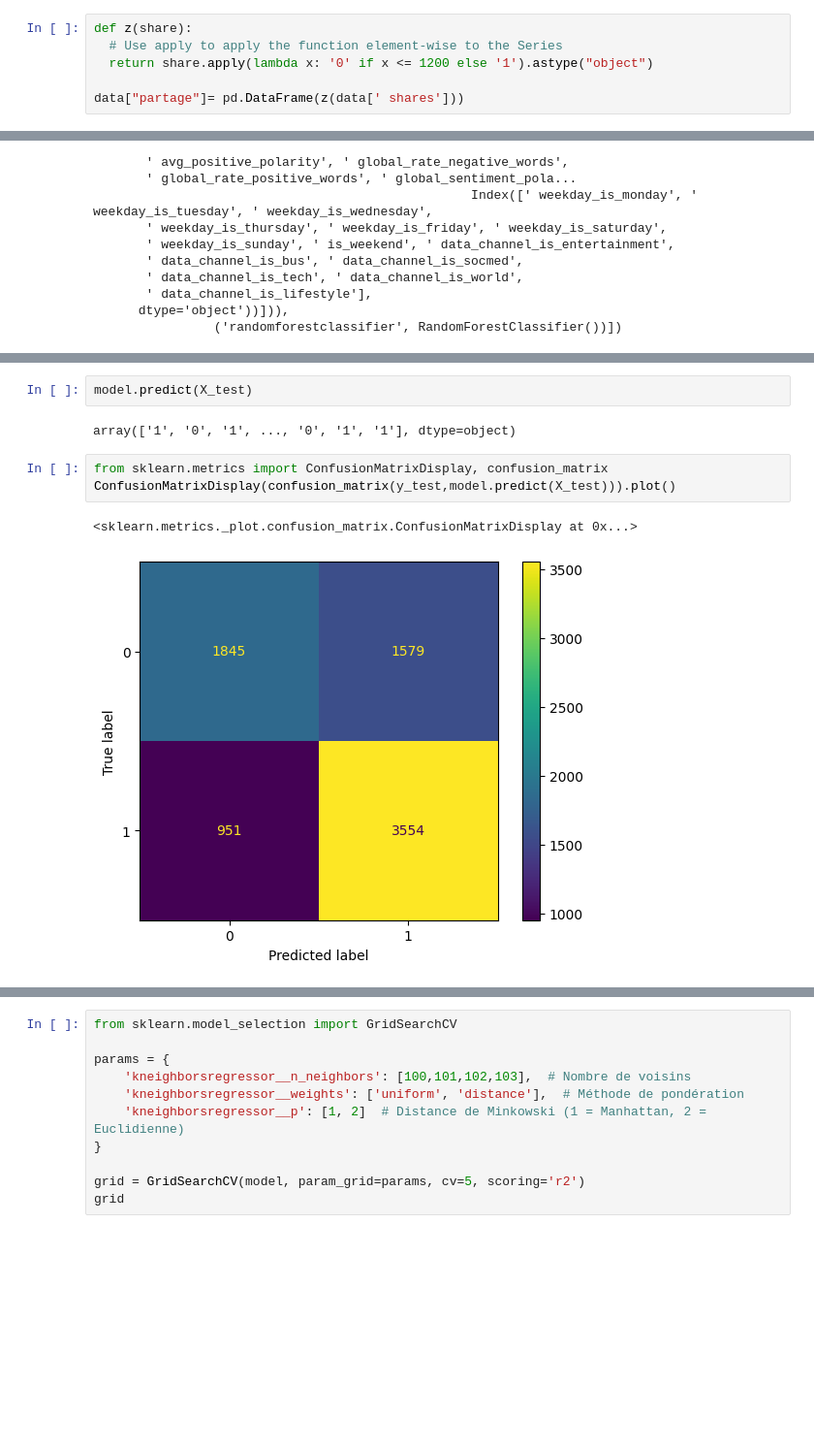
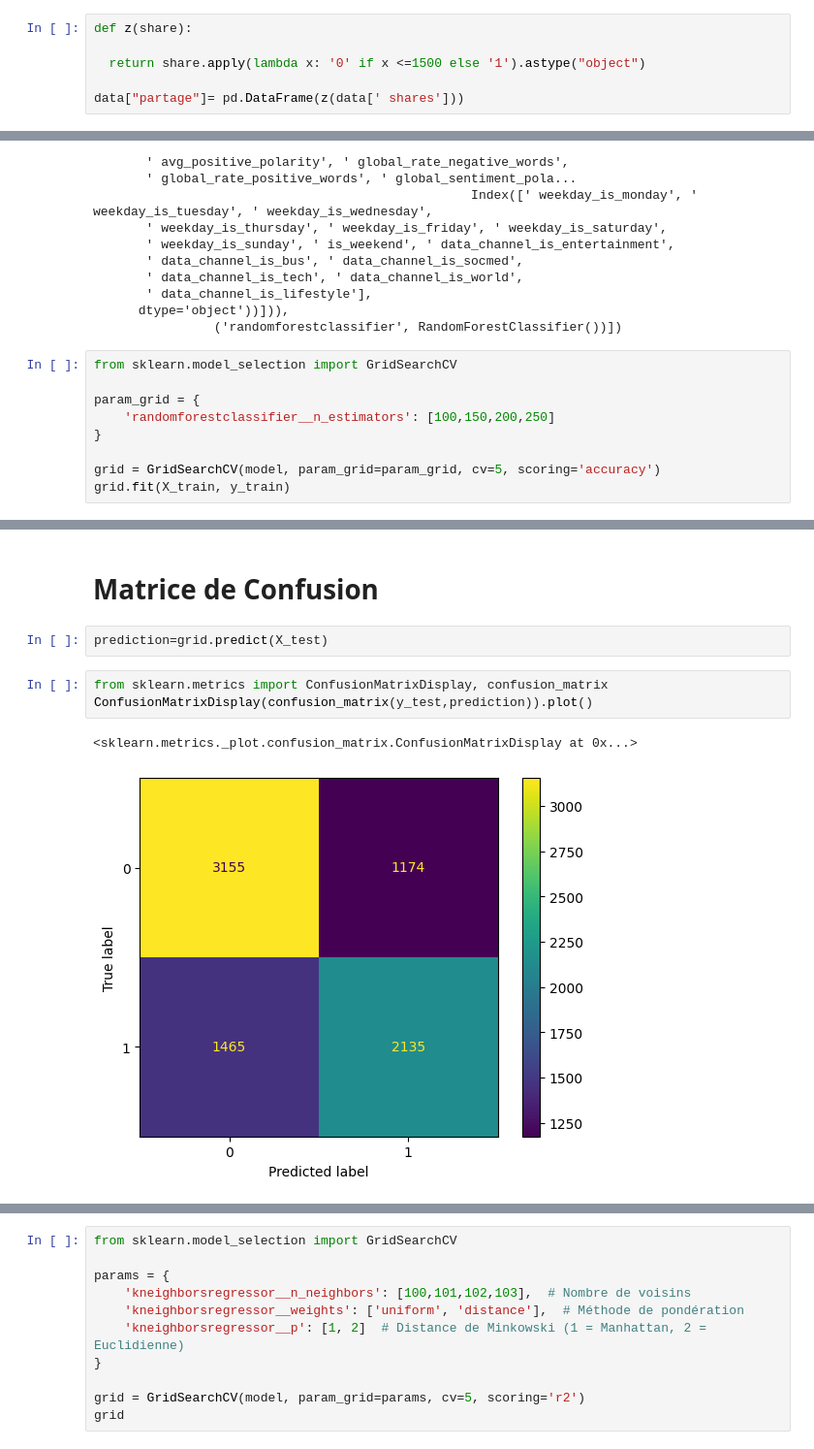
Before and after one commit to bigirimanainnocent12/Apprentissage_automatique, a Jupyter notebook: Apprentissage_Automatique.ipynb, the cells around one changed output, grey strips where cells are left out. Shown at 97% size. Saved outputs shown, nothing was run; the diff lists cells and outputs as text; blank space fills up the shorter version.

```diff
--- a/Apprentissage_Automatique.ipynb
+++ b/Apprentissage_Automatique.ipynb
@@ -351,8 +351,8 @@ test_resulat[test_resulat["p-val"]< 0.05].sort_values(by="p-val",ascending=False
 | data_channel_is_world | 100277061.0 | 1.365989e-246 |
 # %%
 def z(share):
-  # Use apply to apply the function element-wise to the Series
-  return share.apply(lambda x: '0' if x <= 1200 else '1').astype("object")
+
+  return share.apply(lambda x: '0' if x <=1500 else '1').astype("object")
 
 data["partage"]= pd.DataFrame(z(data[' shares']))
 # %%
@@ -466,3 +462,12 @@ Pipeline(steps=[('columntransformer',
        ' data_channel_is_lifestyle'],
       dtype='object'))])),
                 ('randomforestclassifier', RandomForestClassifier())])
+# %%
+from sklearn.model_selection import GridSearchCV
+
+param_grid = {
+    'randomforestclassifier__n_estimators': [100,150,200,250]
+}
+
+grid = GridSearchCV(model, param_grid=param_grid, cv=5, scoring='accuracy')
+grid.fit(X_train, y_train)
@@ -469,10 +494,10 @@ Pipeline(steps=[('columntransformer',
+# %% [markdown]
+# **Matrice de Confusion**
 # %%
-model.predict(X_test)
+prediction=grid.predict(X_test)
-# %% [output]
-array(['1', '0', '1', ..., '0', '1', '1'], dtype=object)
 # %%
 from sklearn.metrics import ConfusionMatrixDisplay, confusion_matrix
-ConfusionMatrixDisplay(confusion_matrix(y_test,model.predict(X_test))).plot()
+ConfusionMatrixDisplay(confusion_matrix(y_test,prediction)).plot()
 # %% [output]
 <sklearn.metrics._plot.confusion_matrix.ConfusionMatrixDisplay at 0x...>
-[figure, old version]
+[figure, new version]
```
Also changed, not shown: parts of 41 cells of this notebook.
